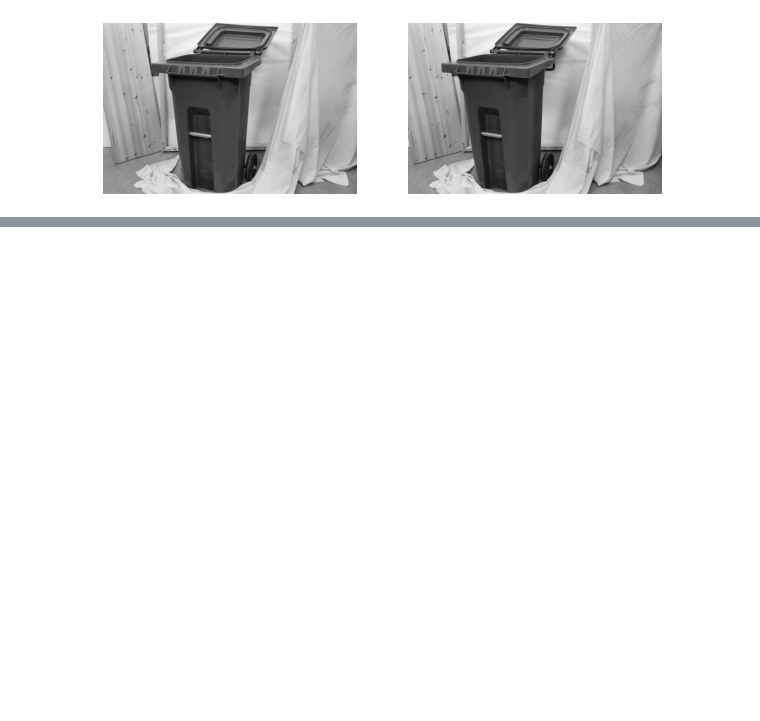
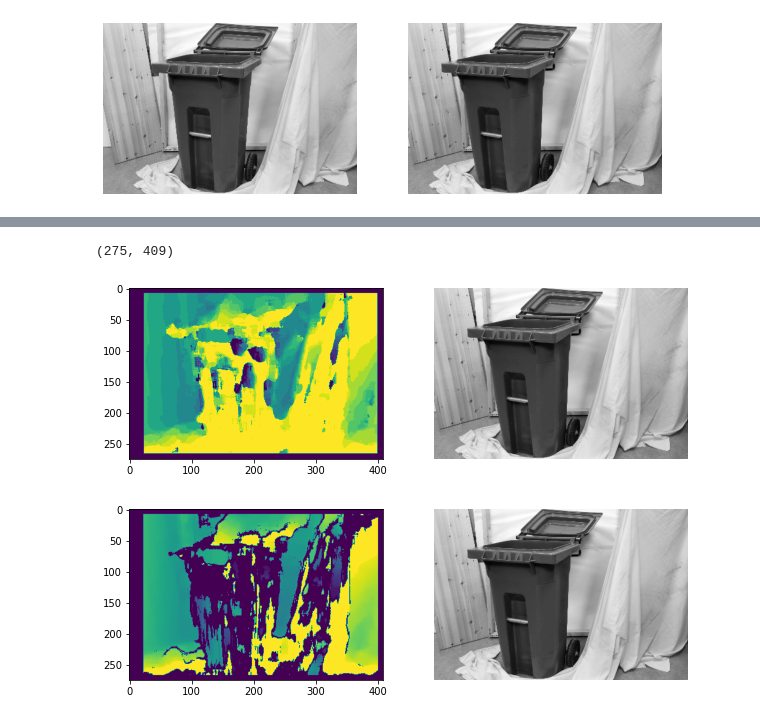
Before and after one commit to BaldPulse/Stereo_depth_energy, a Jupyter notebook: naiveDIsparity.ipynb, the cells around one changed output, grey strips where cells are left out. Saved outputs shown, nothing was run; the diff lists cells and outputs as text; code cells hidden in the pictures; blank space fills up the shorter version.

Commit message:
Minor parameter changes to block matching

```diff
--- a/naiveDIsparity.ipynb
+++ b/naiveDIsparity.ipynb
@@ -4,14 +4,22 @@ import cv2
 import matplotlib.pyplot as plt
 
 
-imgL = cv2.imread('Recycle-perfect/im0.png', cv2.IMREAD_GRAYSCALE)
-imgR = cv2.imread('Recycle-perfect/im1.png', cv2.IMREAD_GRAYSCALE)
+# imgL_small = cv2.imread('Data/tsukuba/tsukuba_l.png', cv2.IMREAD_GRAYSCALE)
+# imgR_small = cv2.imread('Data/tsukuba/tsukuba_R.png', cv2.IMREAD_GRAYSCALE)
+
+# imgL = cv2.imread('Middlebury/MiddEval3-data-F/MiddEval3/trainingF/Pipes/im0.png', cv2.IMREAD_GRAYSCALE)
+# imgR = cv2.imread('Middlebury/MiddEval3-data-F/MiddEval3/trainingF/Pipes/im1.png', cv2.IMREAD_GRAYSCALE)
+
+imgL = cv2.imread('Data/Recycle-perfect/im0.png', cv2.IMREAD_GRAYSCALE)
+imgR = cv2.imread('Data/Recycle-perfect/im1.png', cv2.IMREAD_GRAYSCALE)
+imgL_small = cv2.resize(imgL, (0,0), fx=1/7, fy=1/7)
+imgR_small = cv2.resize(imgR, (0,0), fx=1/7, fy=1/7)
 fig = plt.figure(figsize=(10, 7))
 fig.add_subplot(1, 2, 1)
-plt.imshow(imgL, cmap='gray')
+plt.imshow(imgL_small, cmap='gray')
 plt.axis('off')
 fig.add_subplot(1, 2, 2)
-plt.imshow(imgR, cmap='gray')
+plt.imshow(imgR_small, cmap='gray')
 plt.axis('off')
 plt.show()
 # %% [output]
@@ -42,0 +27,52 @@ plt.show()
+# %%
+# calculate disparity map using the block matching algorithm
+fx = 2945.377        # lense focal length
+baseline = 178.232  # distance in mm between the two cameras
+disparities = 16   # num of disparities to consider
+block = 8          # block size to match
+units = 0.001       # depth units
+
+print(imgL_small.shape)
+
+disparity = np.zeros_like(imgR_small)
+
+for i in range(block, imgL_small.shape[0] - block - 1):
+    # print(i)
+    for j in range(block + disparities, imgL_small.shape[1] - block - 1):
+        ssd = np.empty([disparities, 1])
+
+        # calc SSD at all possible disparities
+        l = imgL_small[(i - block):(i + block), (j - block):(j + block)]
+        for d in range(0, disparities):
+            r = imgR_small[(i - block):(i + block), (j - d - block):(j - d + block)]
+            ssd[d] = np.sum((l[:,:]-r[:,:])**2)
+
+        # select the best match
+        disparity[i, j] = np.argmin(ssd)
+# %% [output]
+(275, 409)
+# %%
+stereo = cv2.StereoBM_create(numDisparities=disparities, blockSize=block*2+1)
+disparity2 = stereo.compute(imgL_small, imgR_small)
+# %%
+
+fig = plt.figure(figsize=(10, 7))
+fig.add_subplot(1, 2, 1)
+plt.imshow(disparity)
+# plt.colorbar()
+fig.add_subplot(1, 2, 2)
+plt.imshow(imgR_small, cmap='gray')
+plt.axis('off')
+plt.show()
+
+fig = plt.figure(figsize=(10, 7))
+fig.add_subplot(1, 2, 1)
+plt.imshow(disparity2)
+# plt.colorbar()
+fig.add_subplot(1, 2, 2)
+plt.imshow(imgR_small, cmap='gray')
+plt.axis('off')
+plt.show()
+# %% [output]
+[figure, added]
+[figure, added]
```
Also changed, not shown: parts of 1 cell of this notebook, 43 other files.
